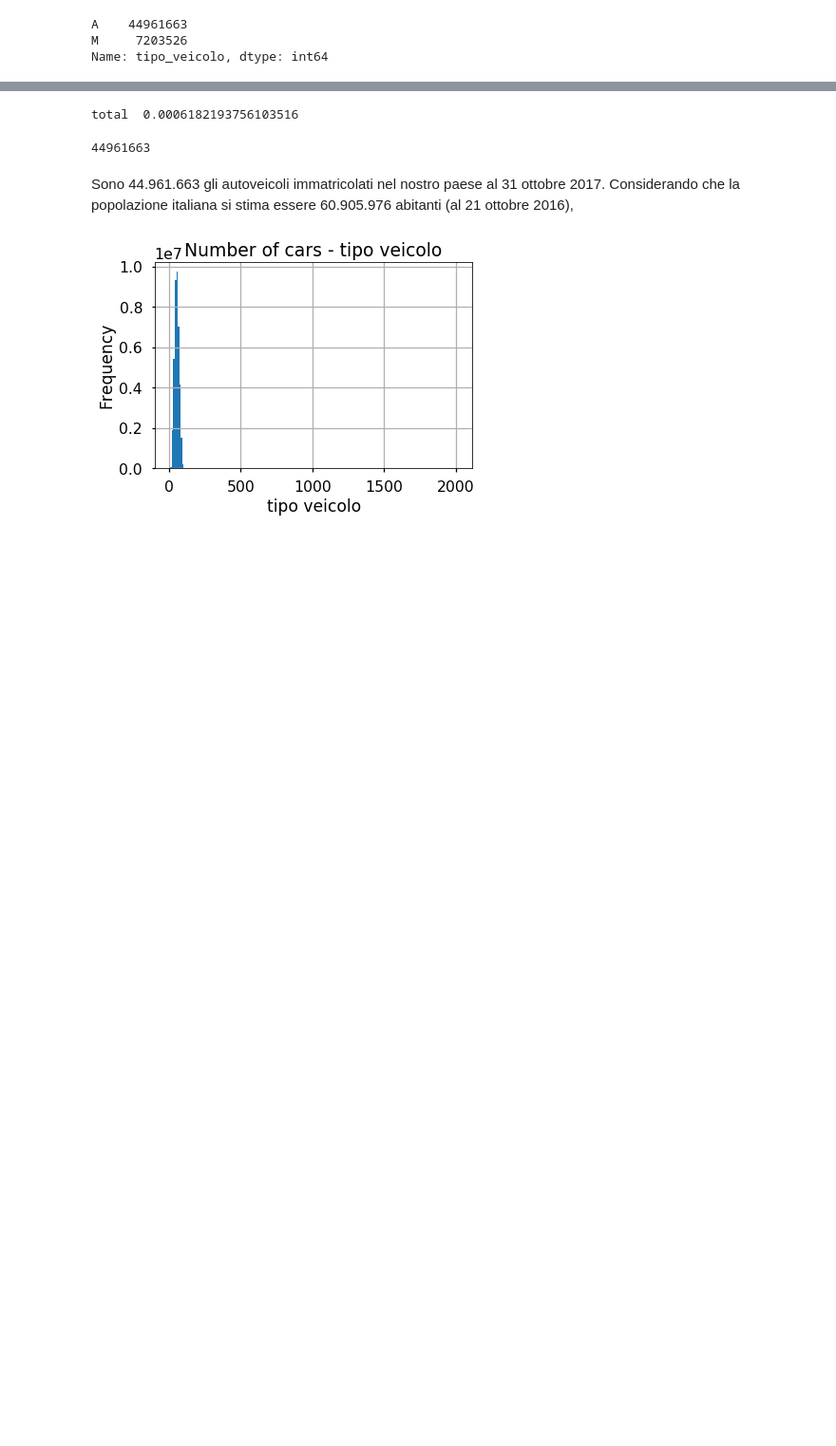
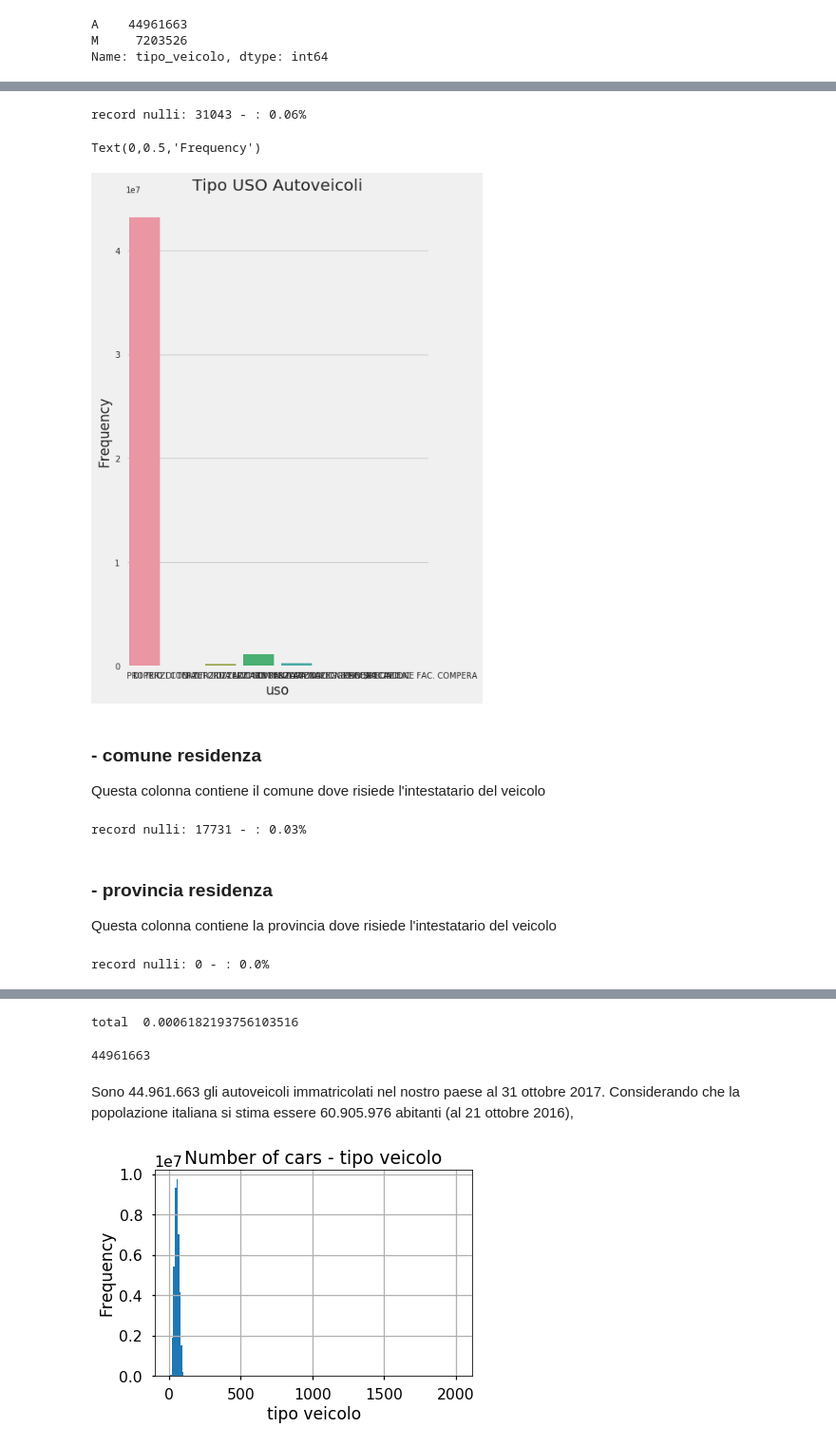
Before and after one commit to mariaclaudia/DAF_EDA_MIT_Patenti-ParcoMacchine, a Jupyter notebook: notebooks/1_MIT_Parco_Macchine_Ecologiche-Data_preparation.ipynb, the cells around one changed output, grey strips where cells are left out. Shown: that part at 95% size. Cells and saved outputs as stored; diff of their text form; code cells hidden in the pictures; blank space fills up the shorter version.

```diff
--- a/notebooks/1_MIT_Parco_Macchine_Ecologiche-Data_preparation.ipynb
+++ b/notebooks/1_MIT_Parco_Macchine_Ecologiche-Data_preparation.ipynb
@@ -230,0 +305,12 @@ Name: eta_intestatario, dtype: float64
+# %%
+print ("record nulli: "+ str(parco.uso.isnull().sum()) +
+       " - : "+ str(round((parco.uso.isnull().sum()/len(parco)*100),2))+ "% ")
+# %% [output]
+record nulli: 31043 - : 0.06%
+# %%
+ax = sns.countplot(x="uso",  data=auto)
+ax.set_title("Tipo USO Autoveicoli")
+ax.set_ylabel("Frequency")
+# %% [output]
+Text(0,0.5,'Frequency')
+[figure, added]
@@ -230,0 +321,18 @@ Name: eta_intestatario, dtype: float64
+# %% [markdown]
+### - comune residenza
+
+Questa colonna contiene il comune dove risiede l'intestatario del veicolo
+# %%
+print ("record nulli: "+ str(parco.comune_residenza.isnull().sum()) +
+       " - : "+ str(round((parco.comune_residenza.isnull().sum()/len(parco)*100),2))+ "% ")
+# %% [output]
+record nulli: 17731 - : 0.03%
+# %% [markdown]
+### - provincia residenza
+
+Questa colonna contiene la provincia dove risiede l'intestatario del veicolo
+# %%
+print ("record nulli: "+ str(parco.provincia_residenza.isnull().sum()) +
+       " - : "+ str(round((parco.provincia_residenza.isnull().sum()/len(parco)*100),2))+ "% ")
+# %% [output]
+record nulli: 0 - : 0.0%
```
Also changed, not shown: parts of 79 cells of this notebook, 1 other file.
